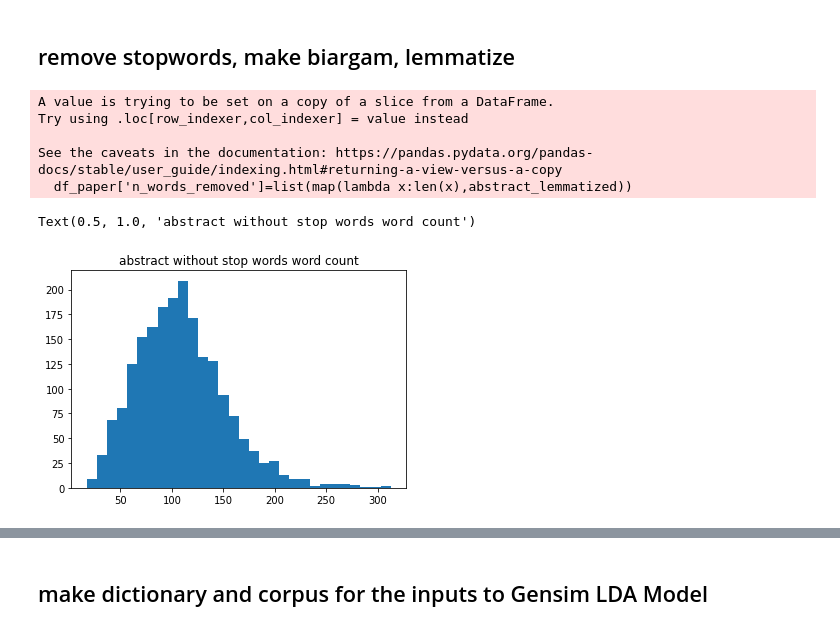
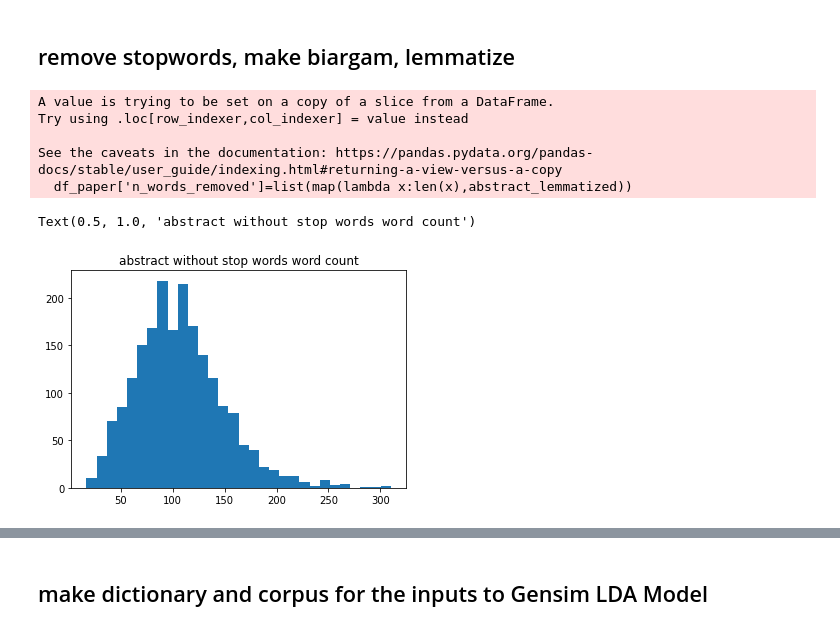
Before and after one commit to clarissaache/DocumentClassifier, a Jupyter notebook: lda.ipynb, the cells around one changed output, grey strips where cells are left out. Saved outputs shown, nothing was run; the diff lists cells and outputs as text; code cells hidden in the pictures.

```diff
--- a/lda.ipynb
+++ b/lda.ipynb
@@ -95,35 +95,35 @@ def lemmatize_with_pos(abstract_toekenized):
 
 
 # Creating Bigram: find words frequently occur together
-bigram = gensim.models.Phrases(text_tokenized, min_count=20, threshold=50)
+bigram = gensim.models.Phrases(text_tokenized, min_count=5, threshold=100)
 #come back to adjust the threshold value: (cnt(a, b) - min_count) * N / (cnt(a) * cnt(b)) > threshold
 bigram_freeze = bigram.freeze()
 #import nltk lemmatizer
 lemmatizer = WordNetLemmatizer()
 
 def prepare_token(text_tokenized_list):
     # remove stopwords and puntuation,
     text_stopwords_removed = list(map(lambda abstract: list(filter(lambda word: word not in stop_words, abstract)),text_tokenized_list))
 
     #apply biagram model
     word_and_bigram_list = list(map(lambda abstract_cleaned: bigram[abstract_cleaned],text_stopwords_removed))
 
     # lemmatize
     abstract_lemmatized = list(map(lemmatize_with_pos,word_and_bigram_list))
     return abstract_lemmatized
 
 abstract_lemmatized = prepare_token(text_tokenized)
 df_paper['n_words_removed']=list(map(lambda x:len(x),abstract_lemmatized))
 plt.hist(df_paper.n_words_removed,bins=30)
 plt.title("abstract without stop words word count")
 # %% [output]
 A value is trying to be set on a copy of a slice from a DataFrame.
 Try using .loc[row_indexer,col_indexer] = value instead
 
 See the caveats in the documentation: https://pandas.pydata.org/pandas-docs/stable/user_guide/indexing.html#returning-a-view-versus-a-copy
   df_paper['n_words_removed']=list(map(lambda x:len(x),abstract_lemmatized))
 Text(0.5, 1.0, 'abstract without stop words word count')
-[figure, old version]
+[figure, new version]
 # %%
 def check_frequent_words(corpus,top_n):
     all_corpus_together=np.concatenate(corpus)
```
Also changed, not shown: parts of 27 cells of this notebook, 5 other files.
